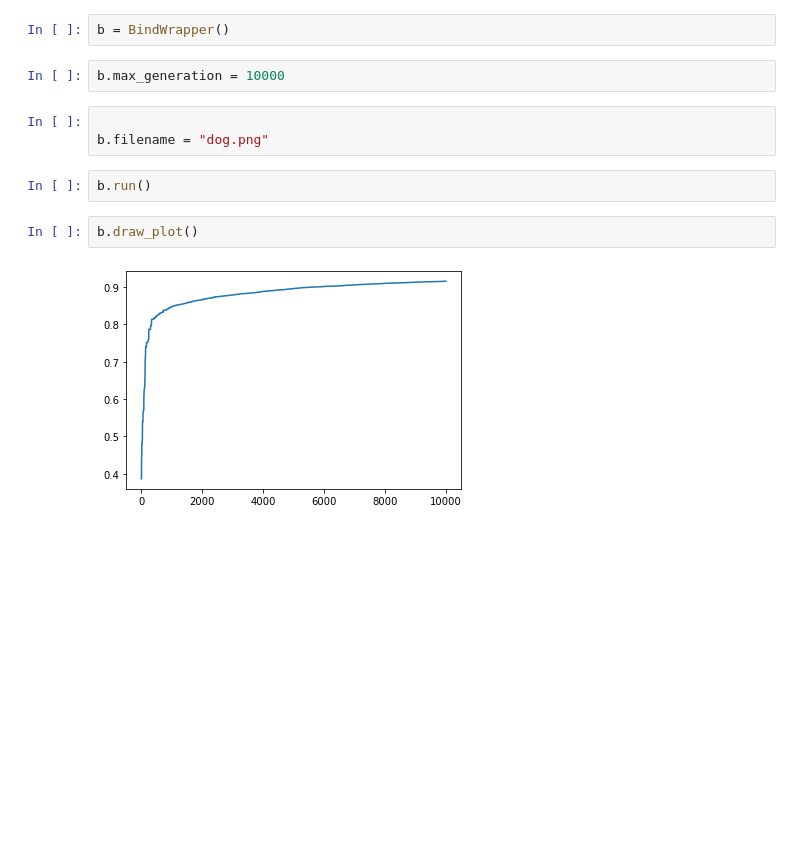
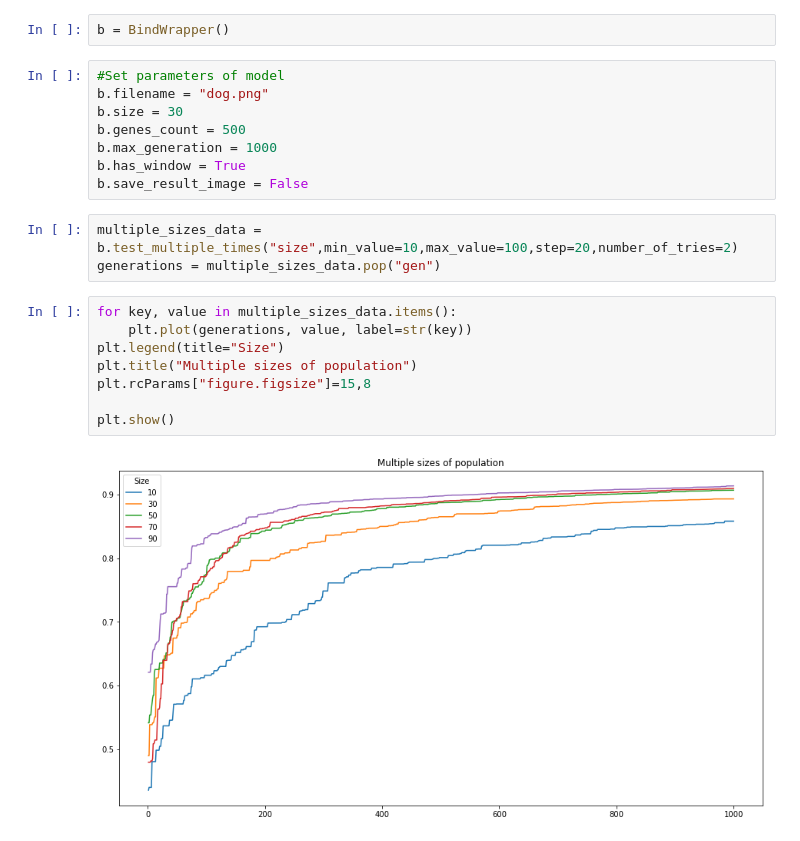
Before and after one commit to tiskus333/evolutionary-painter, a Jupyter notebook: notebook.ipynb, the cells around one changed output. Drawn from its saved outputs; the diff is of its cells as text; blank space fills up the shorter version.

```diff
--- a/notebook.ipynb
+++ b/notebook.ipynb
@@ -21,14 +21,24 @@ Library imported
 Library imported
 # %%
 b = BindWrapper()
-# %%
-b.max_generation = 10000
-# %%
-
-b.filename = "dog.png"
-# %%
-b.run()
-# %%
-b.draw_plot()
-# %% [output]
-[figure, removed]
+# %%
+#Set parameters of model
+b.filename = "dog.png"
+b.size = 30
+b.genes_count = 500
+b.max_generation = 1000
+b.has_window = True
+b.save_result_image = False
+# %%
+multiple_sizes_data = b.test_multiple_times("size",min_value=10,max_value=100,step=20,number_of_tries=2)
+generations = multiple_sizes_data.pop("gen")
+# %%
+for key, value in multiple_sizes_data.items():
+    plt.plot(generations, value, label=str(key))
+plt.legend(title="Size")
+plt.title("Multiple sizes of population")
+plt.rcParams["figure.figsize"]=15,8
+
+plt.show()
+# %% [output]
+[figure, added]
```
Also changed, not shown: parts of 3 cells of this notebook.
